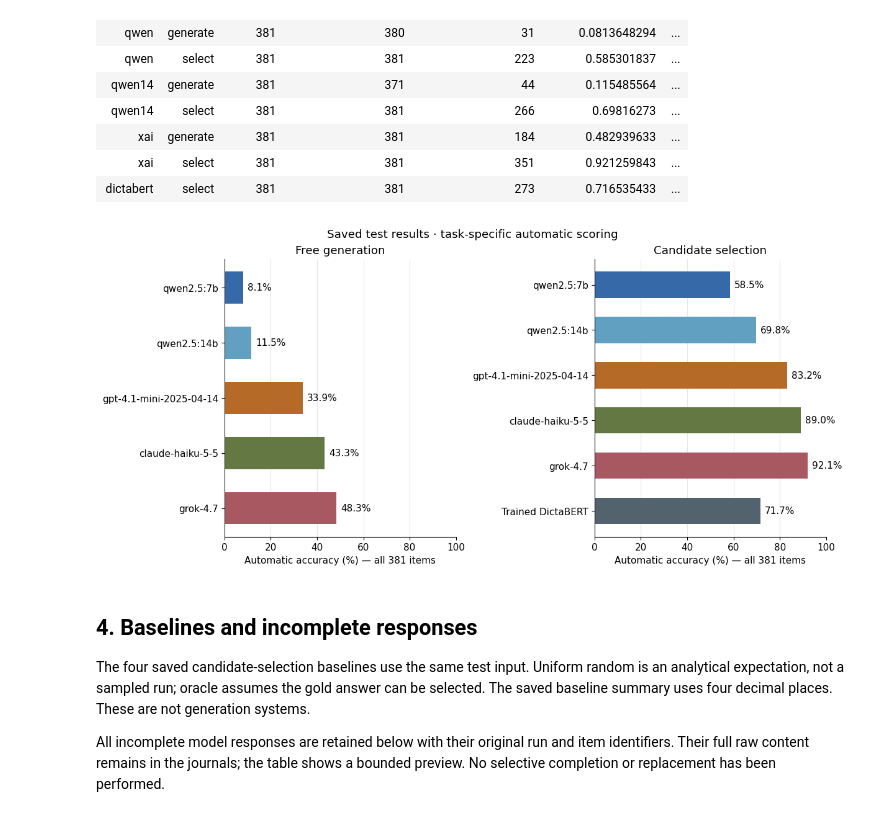
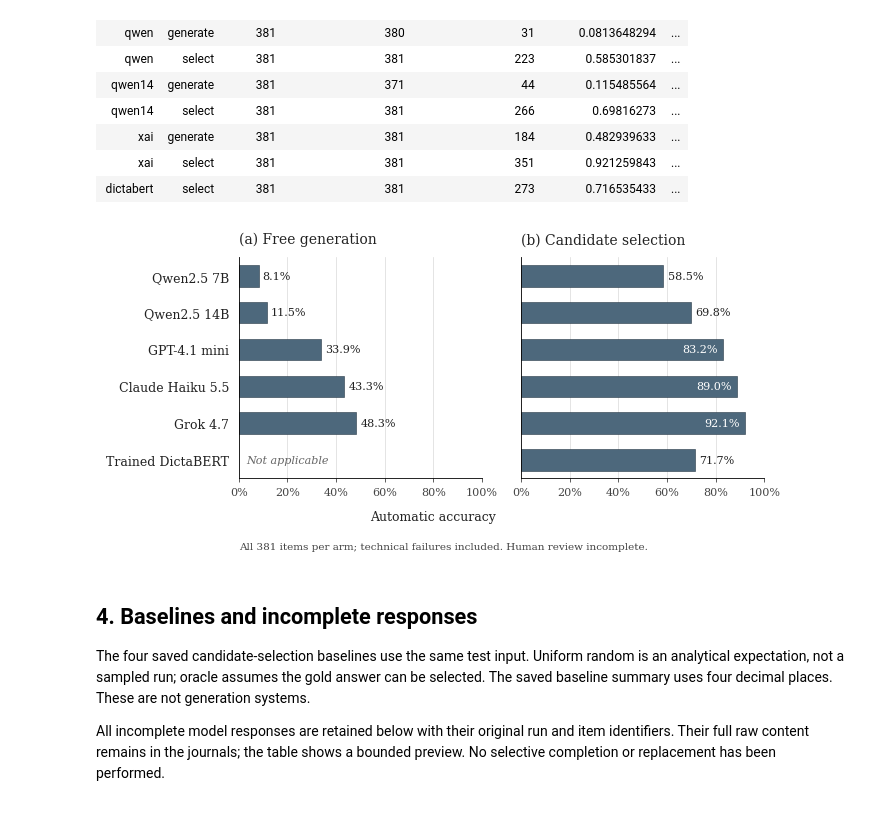
Before and after one commit to BenCarmel123/hebrew-acronym-disambiguation, a Jupyter notebook: notebooks/experimental_study.ipynb, the cells around one changed output. Saved outputs shown, nothing was run; the diff lists cells and outputs as text; code cells hidden in the pictures.

Commit message:
Refine result figure and document batch review limits

```diff
--- a/notebooks/experimental_study.ipynb
+++ b/notebooks/experimental_study.ipynb
@@ -184,30 +184,57 @@ if RUN_SAVED_TEST_ANALYSIS:
 | dictabert | select | 381 | 381 | 273 | 0.716535433 | ... |
 # %%
 if RUN_SAVED_TEST_ANALYSIS:
+    from matplotlib.ticker import MultipleLocator, PercentFormatter
+
     system_order = [name for name in ("qwen", "qwen14", "dictalm", "openai", "anthropic", "xai", "gemini") if name in TEST_RUN_IDS]
-    model_labels = {m["system"]: m["model"] for m in test_comparison["models"]}
-    model_labels["dictabert"] = "Trained DictaBERT"
-    model_colors = {"qwen": "#3569A8", "openai": "#B66A27", "anthropic": "#647844", "gemini": "#946A91", "dictabert": "#53636D", "qwen14": "#61A0C0", "xai": "#A75861", "dictalm": "#B8963E"}
-    with plt.rc_context({"font.family": "DejaVu Sans", "font.size": 11, "axes.spines.top": False,
-                         "axes.spines.right": False, "figure.facecolor": "white"}):
-        fig, axes = plt.subplots(1, 2, figsize=(12, 5.5), layout="constrained", sharex=True)
-        for ax, task, title in zip(axes, ("generate", "select"), ("Free generation", "Candidate selection")):
+    system_order += ["dictabert"]
+    # Short display names; exact model identities are retained in Section 2.
+    model_labels = {"qwen": "Qwen2.5 7B", "qwen14": "Qwen2.5 14B", "dictalm": "DictaLM",
+                    "openai": "GPT-4.1 mini", "anthropic": "Claude Haiku 5.5", "xai": "Grok 4.7",
+                    "gemini": "Gemini", "dictabert": "Trained DictaBERT"}
+    with plt.rc_context({"font.family": "serif", "font.serif": ["DejaVu Serif"], "font.size": 9,
+                         "axes.titlesize": 10, "axes.labelsize": 9, "axes.linewidth": 0.6,
+                         "axes.spines.top": False, "axes.spines.right": False,
+                         "figure.facecolor": "white", "axes.facecolor": "white",
+                         "text.color": "#222222", "axes.labelcolor": "#222222",
+                         "xtick.color": "#444444", "ytick.color": "#222222",
+                         "pdf.fonttype": 42, "svg.fonttype": "none"}):
+        fig, axes = plt.subplots(1, 2, figsize=(7.2, 3.45), sharex=True, sharey=True)
+        fig.subplots_adjust(left=0.23, right=0.96, top=0.87, bottom=0.23, wspace=0.16)
+        for ax, task, title in zip(axes, ("generate", "select"),
+                                   ("(a) Free generation", "(b) Candidate selection")):
             groups = {m["system"]: m for m in combined_test_metrics if m["task"] == task}
-            task_order = system_order + (["dictabert"] if task == "select" else [])
-            values = [groups[name]["accuracy"] * 100 for name in task_order]
-            bars = ax.barh([model_labels[name] for name in task_order], values,
-                           color=[model_colors[name] for name in task_order], height=0.58)
-            ax.bar_label(bars, labels=[f"{v:.1f}%" for v in values], padding=5)
-            ax.invert_yaxis()
-            ax.set_xlim(0, 100)
-            ax.set_xlabel(f"Automatic accuracy (%) — all {test_comparison['n_scored_items']} items")
-            ax.set_title(title)
-            ax.xaxis.grid(True, color="#E5E7EB")
+            positions = [i for i, name in enumerate(system_order) if name in groups]
+            values = [groups[system_order[i]]["accuracy"] for i in positions]
+            bars = ax.barh(positions, values, color="#4D687C", edgecolor="#263746",
+                           linewidth=0.4, height=0.58)
+            for bar, value in zip(bars, values):
+                inside = value >= 0.80
+                ax.annotate(f"{value:.1%}", (value, bar.get_y() + bar.get_height() / 2),
+                            xytext=(-4 if inside else 3, 0), textcoords="offset points",
+                            ha="right" if inside else "left", va="center", fontsize=8,
+                            color="white" if inside else "#222222")
+            for i, name in enumerate(system_order):
+                if name not in groups:
+                    ax.text(0.03, i, "Not applicable" if name == "dictabert" else "Not measured",
+                            va="center", fontsize=8, fontstyle="italic", color="#666666")
+            ax.set_xlim(0, 1)
+            ax.set_ylim(len(system_order) - 0.5, -0.5)
+            ax.set_yticks(range(len(system_order)), [model_labels[name] for name in system_order])
+            ax.set_title(title, loc="left", pad=10)
+            ax.xaxis.set_major_locator(MultipleLocator(0.2))
+            ax.xaxis.set_major_formatter(PercentFormatter(xmax=1, decimals=0))
+            ax.tick_params(axis="x", labelsize=8, length=3, width=0.6)
+            ax.tick_params(axis="y", length=0, pad=7)
+            ax.grid(axis="x", color="#D9D9D9", linewidth=0.5)
             ax.set_axisbelow(True)
-        fig.suptitle("Saved test results · task-specific automatic scoring")
+        fig.supxlabel("Automatic accuracy", fontsize=9, y=0.10)
+        fig.text(0.23, 0.025,
+                 f"All {test_comparison['n_scored_items']} items per arm; technical failures included. Human review incomplete.",
+                 fontsize=7.5, color="#444444")
         plt.show()
 # %% [output]
-[figure, old version]
+[figure, new version]
 # %% [markdown]
 ## 4. Baselines and incomplete responses
 
```
Also changed, not shown: 1 other file.
